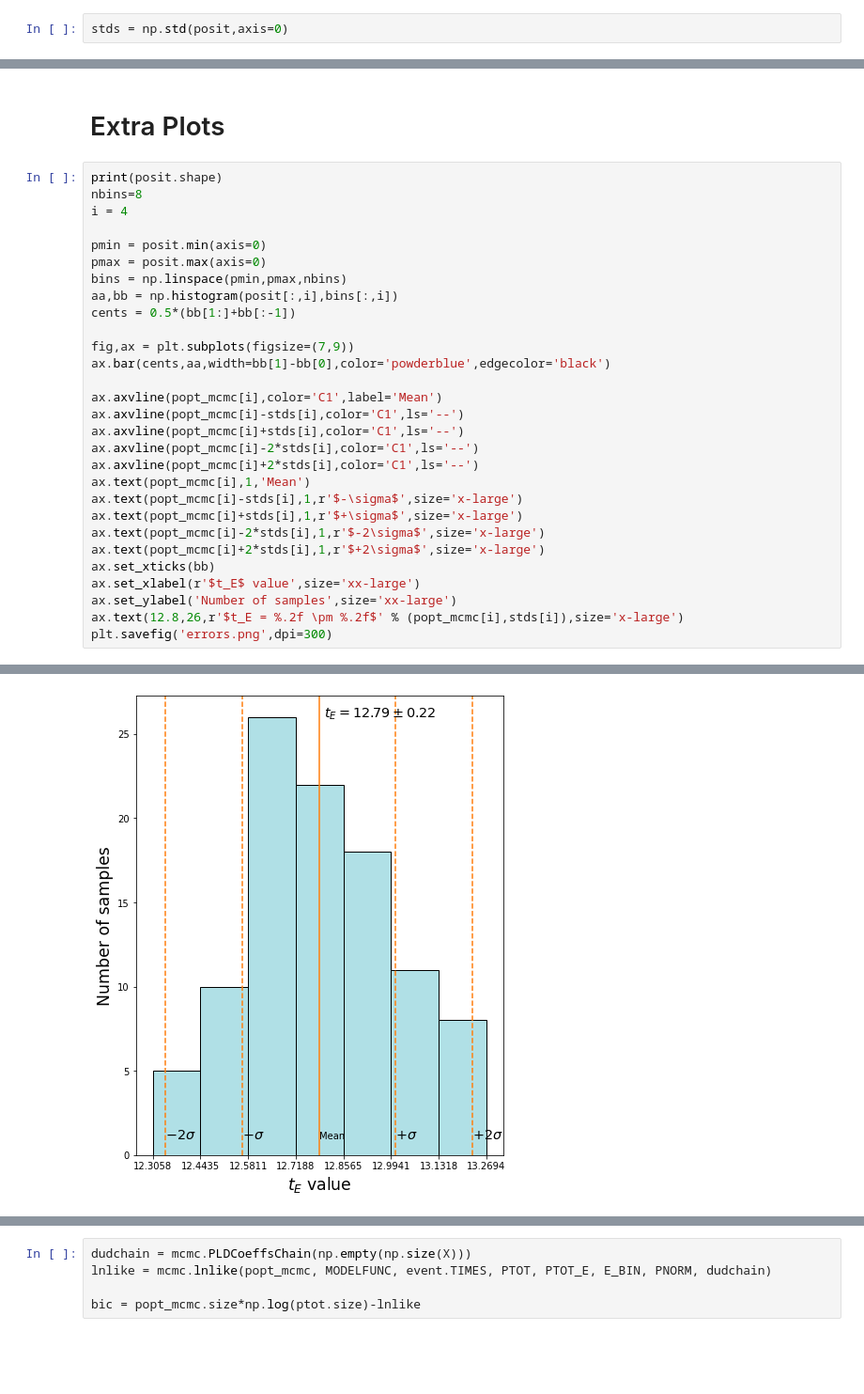
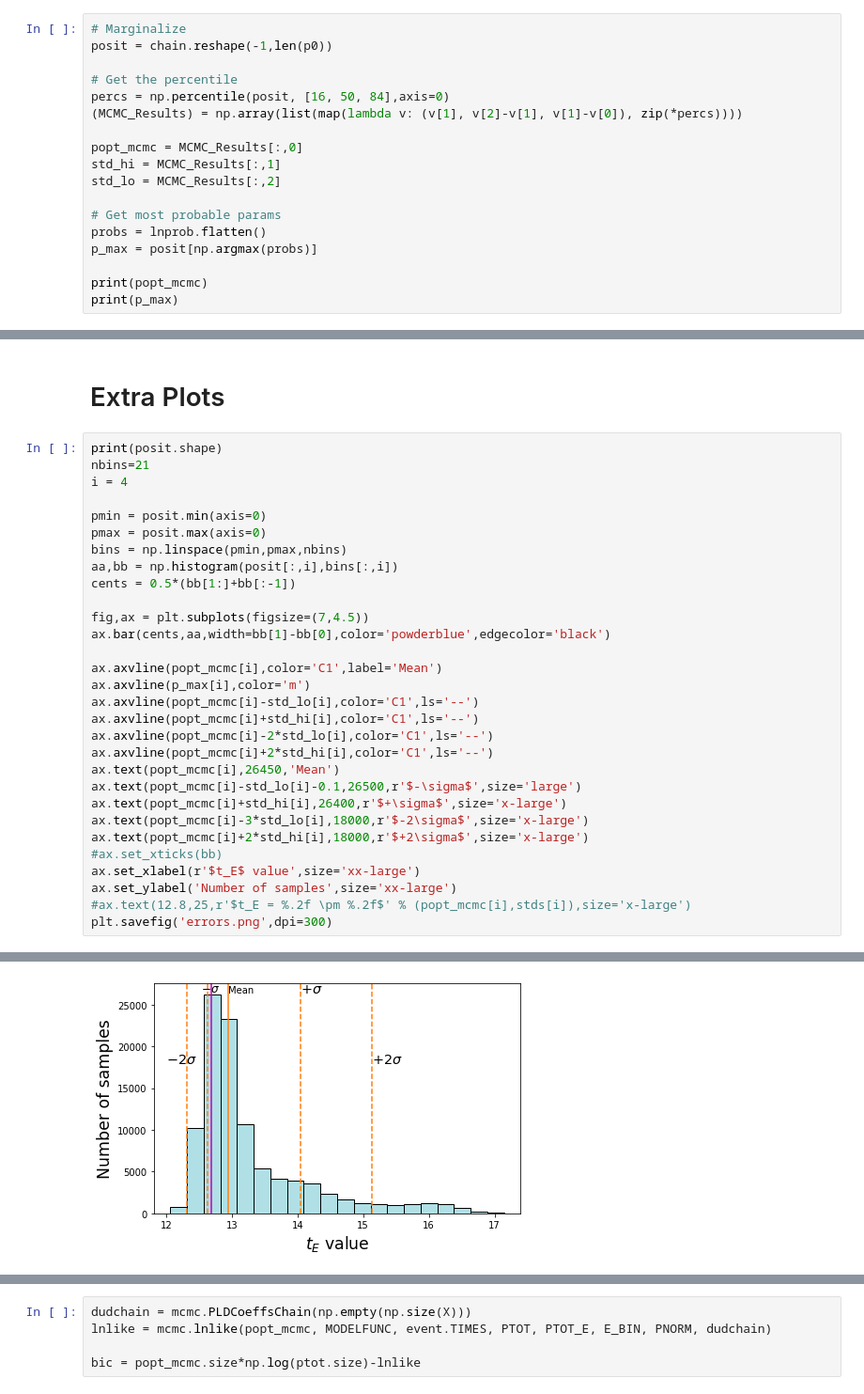
Before and after one commit to tbctk/tbk-Spitzer-ulens, a Jupyter notebook: Spitzer-ulens_Tutorial.ipynb, the cells around one changed output, grey strips where cells are left out. Shown: that part at 94% size. Drawn from its saved outputs; the diff is of its cells as text; blank space fills up the shorter version.

Commit message:
results and stuff

```diff
--- a/Spitzer-ulens_Tutorial.ipynb
+++ b/Spitzer-ulens_Tutorial.ipynb
@@ -213,4 +220,20 @@ RMS after MCMC  :  0.6893780883159933
 # %% [markdown]
 # Error Analysis
 # %%
-stds = np.std(posit,axis=0)
+# Marginalize
+posit = chain.reshape(-1,len(p0))
+
+# Get the percentile
+percs = np.percentile(posit, [16, 50, 84],axis=0)
+(MCMC_Results) = np.array(list(map(lambda v: (v[1], v[2]-v[1], v[1]-v[0]), zip(*percs))))
+
+popt_mcmc = MCMC_Results[:,0]
+std_hi = MCMC_Results[:,1]
+std_lo = MCMC_Results[:,2]
+
+# Get most probable params
+probs = lnprob.flatten()
+p_max = posit[np.argmax(probs)]
+
+print(popt_mcmc)
+print(p_max)
@@ -218,7 +248,7 @@ stds = np.std(posit,axis=0)
 # Extra Plots
 # %%
 print(posit.shape)
-nbins=8
+nbins=21
 i = 4
 
 pmin = posit.min(axis=0)
@@ -227,22 +257,23 @@ bins = np.linspace(pmin,pmax,nbins)
 aa,bb = np.histogram(posit[:,i],bins[:,i])
 cents = 0.5*(bb[1:]+bb[:-1])
 
-fig,ax = plt.subplots(figsize=(7,9))
+fig,ax = plt.subplots(figsize=(7,4.5))
 ax.bar(cents,aa,width=bb[1]-bb[0],color='powderblue',edgecolor='black')
 
 ax.axvline(popt_mcmc[i],color='C1',label='Mean')
-ax.axvline(popt_mcmc[i]-stds[i],color='C1',ls='--')
-ax.axvline(popt_mcmc[i]+stds[i],color='C1',ls='--')
-ax.axvline(popt_mcmc[i]-2*stds[i],color='C1',ls='--')
-ax.axvline(popt_mcmc[i]+2*stds[i],color='C1',ls='--')
-ax.text(popt_mcmc[i],1,'Mean')
-ax.text(popt_mcmc[i]-stds[i],1,r'$-\sigma$',size='x-large')
-ax.text(popt_mcmc[i]+stds[i],1,r'$+\sigma$',size='x-large')
-ax.text(popt_mcmc[i]-2*stds[i],1,r'$-2\sigma$',size='x-large')
-ax.text(popt_mcmc[i]+2*stds[i],1,r'$+2\sigma$',size='x-large')
-ax.set_xticks(bb)
+ax.axvline(p_max[i],color='m')
+ax.axvline(popt_mcmc[i]-std_lo[i],color='C1',ls='--')
+ax.axvline(popt_mcmc[i]+std_hi[i],color='C1',ls='--')
+ax.axvline(popt_mcmc[i]-2*std_lo[i],color='C1',ls='--')
+ax.axvline(popt_mcmc[i]+2*std_hi[i],color='C1',ls='--')
+ax.text(popt_mcmc[i],26450,'Mean')
+ax.text(popt_mcmc[i]-std_lo[i]-0.1,26500,r'$-\sigma$',size='large')
+ax.text(popt_mcmc[i]+std_hi[i],26400,r'$+\sigma$',size='x-large')
+ax.text(popt_mcmc[i]-3*std_lo[i],18000,r'$-2\sigma$',size='x-large')
+ax.text(popt_mcmc[i]+2*std_hi[i],18000,r'$+2\sigma$',size='x-large')
+#ax.set_xticks(bb)
 ax.set_xlabel(r'$t_E$ value',size='xx-large')
 ax.set_ylabel('Number of samples',size='xx-large')
-ax.text(12.8,26,r'$t_E = %.2f \pm %.2f$' % (popt_mcmc[i],stds[i]),size='x-large')
+#ax.text(12.8,25,r'$t_E = %.2f \pm %.2f$' % (popt_mcmc[i],stds[i]),size='x-large')
 plt.savefig('errors.png',dpi=300)
 # %% [output]
@@ -250,4 +281,4 @@ plt.savefig('errors.png',dpi=300)
-[figure, old version]
+[figure, new version]
 # %%
 s, q, rho, alpha, tE, t0, u0, fb, fs = p0
 p0_single = np.array([9.20263259e+01, 7.93931983e+03, 1.19630450e+02, 7.66795064e+00])
```
Also changed, not shown: parts of 8 cells of this notebook, 1 other file.
